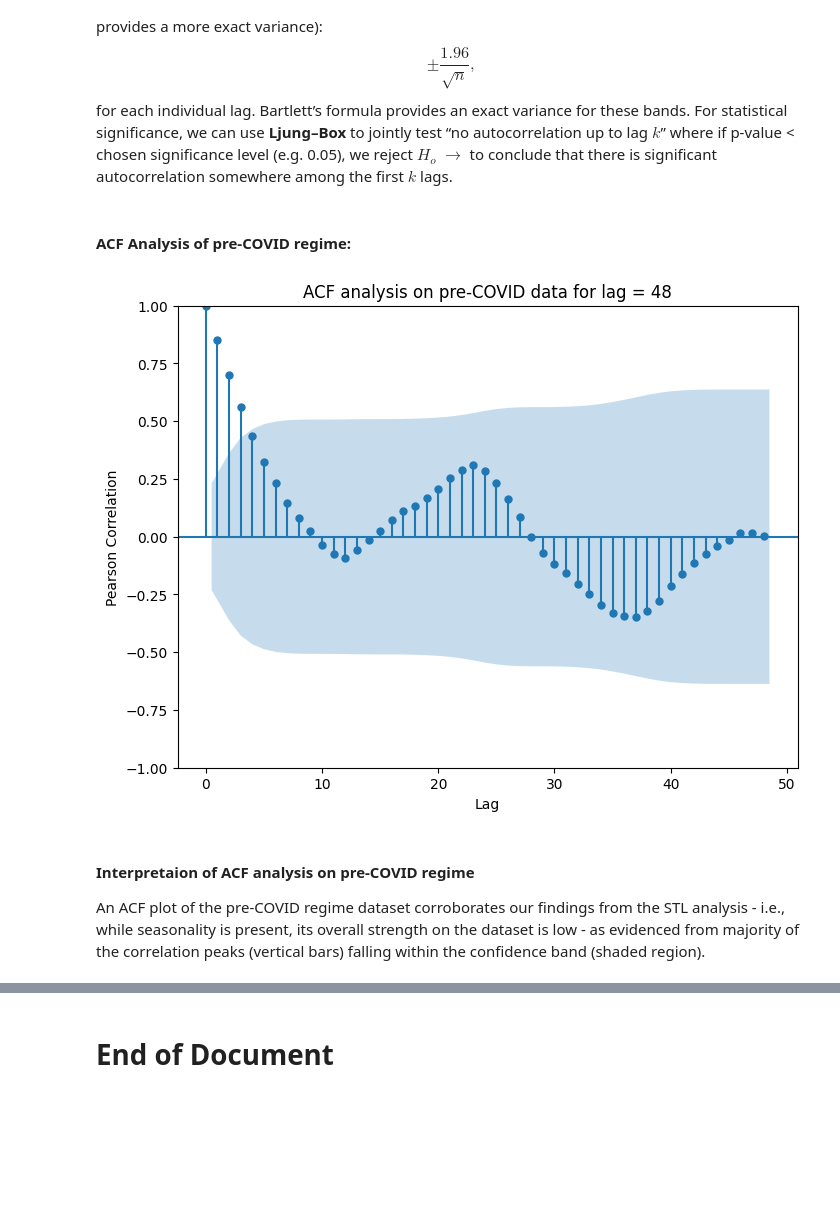
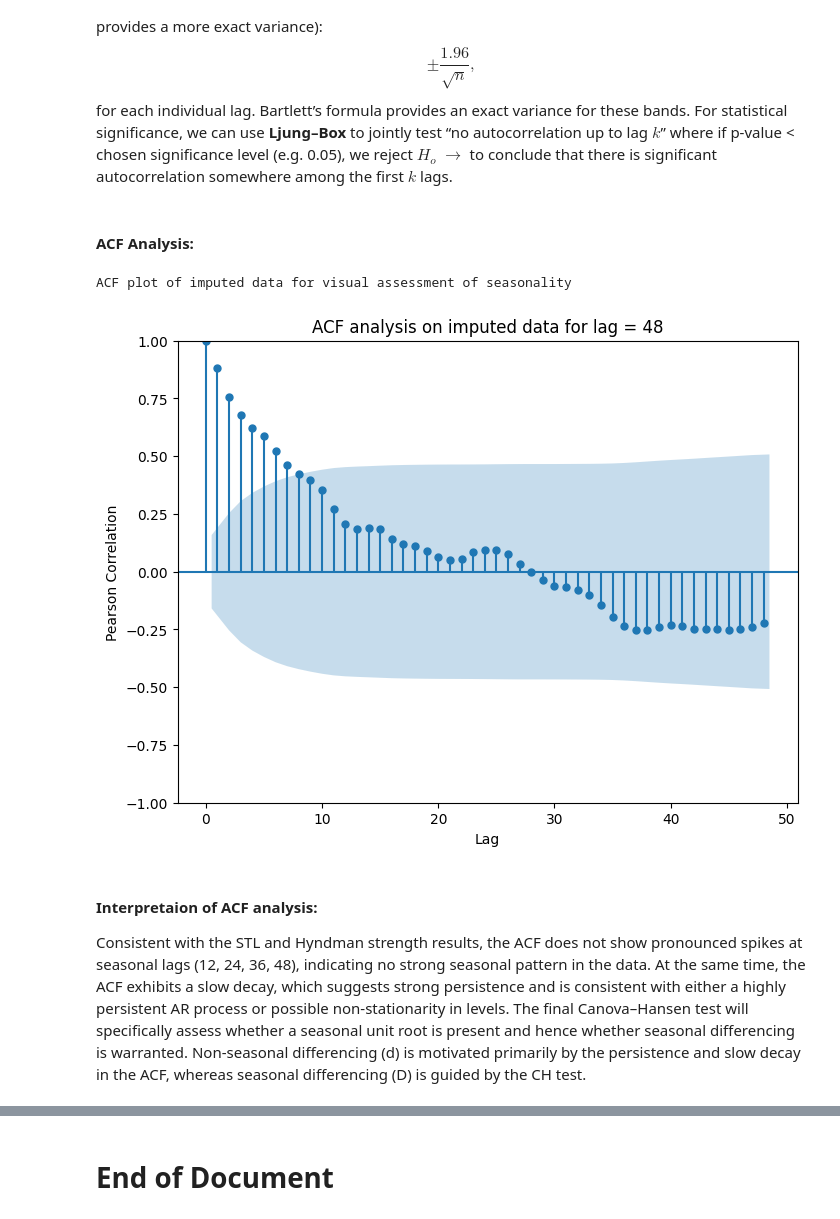
Before and after one commit to thenaivecoder89/statistical_and_machine_learning_models, a Jupyter notebook: inflation/arima_sarima_xgboost/Comparative_analysis_report_on_arima_sarima_xgb_on_inflation_dataset.ipynb, the cells around one changed output, grey strips where cells are left out. Cells and saved outputs as stored; diff of their text form; code cells hidden in the pictures; blank space fills up the shorter version.

```diff
--- a/inflation/arima_sarima_xgboost/Comparative_analysis_report_on_arima_sarima_xgb_on_inflation_dataset.ipynb
+++ b/inflation/arima_sarima_xgboost/Comparative_analysis_report_on_arima_sarima_xgb_on_inflation_dataset.ipynb
@@ -300,18 +334,25 @@ $$
 for each individual lag. Bartlett’s formula provides an exact variance for these bands.
 For statistical significance, we can use **Ljung–Box** to jointly test “no autocorrelation up to lag $k$” where if p-value < chosen significance level (e.g. 0.05), we reject $H_o$ $\rightarrow$ to conclude that there is significant autocorrelation somewhere among the first $k$ lags.
 # %% [markdown]
-#### **ACF Analysis of pre-COVID regime:**
+#### **ACF Analysis:**
 # %%
-# ACF for pre-COVID data
-fig, ax = plt.subplots(figsize=(8, 6), dpi=100)
-plot_acf(series_pre, lags=48, ax=ax)
-ax.set_title(f'ACF analysis on pre-COVID data for lag = 48')
-ax.set_xlabel('Lag')
-ax.set_ylabel('Pearson Correlation')
+# ACF Plot of Imputed Data
+print('ACF plot of imputed data for visual assessment of seasonality')
+fig_imputed_acf, ax_imputed_acf = plt.subplots(figsize=(8 , 6), dpi=100)
+plot_imputed_acf = plot_acf(
+    df_inflation_imputed['CPI_Inflation_YoY_Percent_Imputed'],
+    lags=48,
+    ax=ax_imputed_acf
+)
+ax_imputed_acf.set_title('ACF analysis on imputed data for lag = 48')
+ax_imputed_acf.set_xlabel('Lag')
+ax_imputed_acf.set_ylabel('Pearson Correlation')
 plt.show()
 # %% [output]
+ACF plot of imputed data for visual assessment of seasonality
-[figure, old version]
+[figure, new version]
 # %% [markdown]
-#### **Interpretaion of ACF analysis on pre-COVID regime**
-An ACF plot of the pre-COVID regime dataset corroborates our findings from the STL analysis - i.e., while seasonality is present, its overall strength on the dataset is low - as evidenced from majority of the correlation peaks (vertical bars) falling within the confidence band (shaded region).
+#### **Interpretaion of ACF analysis:**
+
+Consistent with the STL and Hyndman strength results, the ACF does not show pronounced spikes at seasonal lags (12, 24, 36, 48), indicating no strong seasonal pattern in the data. At the same time, the ACF exhibits a slow decay, which suggests strong persistence and is consistent with either a highly persistent AR process or possible non-stationarity in levels. The final Canova–Hansen test will specifically assess whether a seasonal unit root is present and hence whether seasonal differencing is warranted. Non-seasonal differencing (d) is motivated primarily by the persistence and slow decay in the ACF, whereas seasonal differencing (D) is guided by the CH test.
 # %% [markdown]
```
Also changed, not shown: parts of 35 cells of this notebook.
